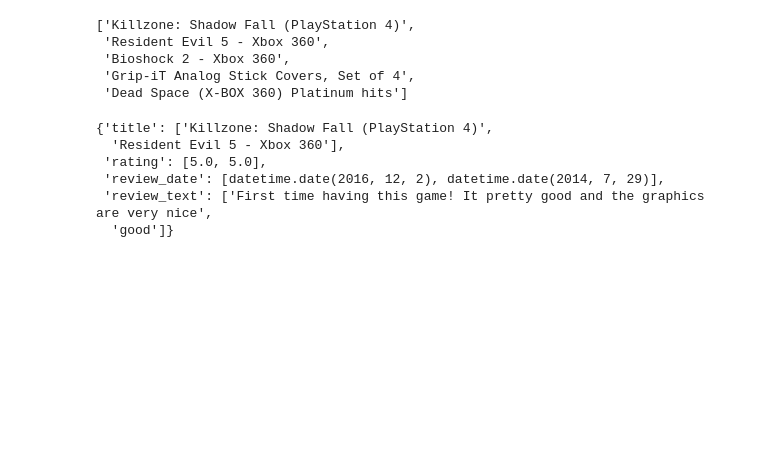
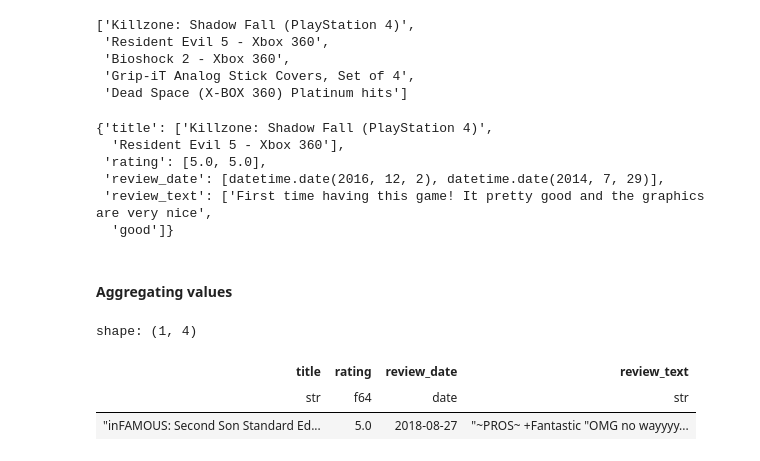
Before and after one commit to PacktPublishing/Data-Analysis-with-Polars, a Jupyter notebook: chapter_02/01_dataframes.ipynb, the cells around one changed output. Drawn from its saved outputs; the diff is of its cells as text; code cells hidden in the pictures; blank space fills up the shorter version.

Commit message:
add aggregation examples

```diff
--- a/chapter_02/01_dataframes.ipynb
+++ b/chapter_02/01_dataframes.ipynb
@@ -675,3 +692,17 @@ video_games_reviews.head(2).to_dict(as_series=False)
  'review_date': [datetime.date(2016, 12, 2), datetime.date(2014, 7, 29)],
  'review_text': ['First time having this game! It pretty good and the graphics are very nice',
   'good']}
+# %% [markdown]
+#### Aggregating values
+# %%
+# Get the maximum values of each column
+# ! Important: the maximum values are calculated separately for each column
+# The review on 2018-08-27 was for Batman: Arkham Knight and not for inFAMOUS
+# The maximum values are not related to each other
+# Check out filter (see above) to get for example the row with the maximum (latest) date
+video_games_reviews.max()
+# %% [output]
+shape: (1, 4)
+| title | rating | review_date | review_text |
+| str | f64 | date | str |
+| "inFAMOUS: Second Son Standard Ed... | 5.0 | 2018-08-27 | "~PROS~ +Fantastic "OMG no wayyyy... |
```
Also changed, not shown: parts of 9 cells of this notebook.
